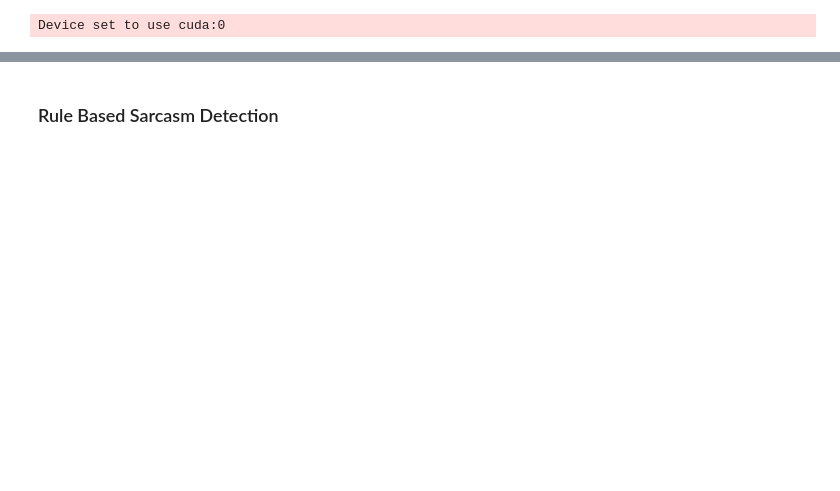
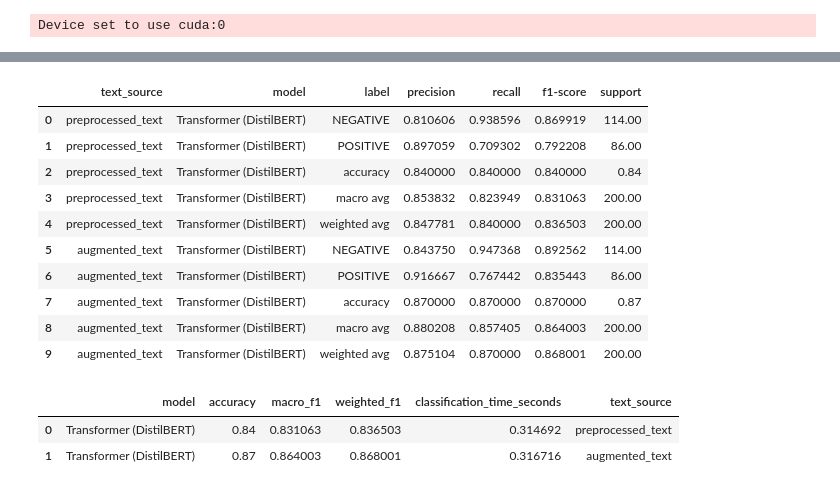
Before and after one commit to DennisDCCH/4021-Information-Retrieval, a Jupyter notebook: sarcasm_detection/sarcasm.ipynb, the cells around one changed output, grey strips where cells are left out. Drawn from its saved outputs; the diff is of its cells as text; code cells hidden in the pictures; blank space fills up the shorter version.

Commit message:
sarcasm

```diff
--- a/sarcasm_detection/sarcasm.ipynb
+++ b/sarcasm_detection/sarcasm.ipynb
@@ -2,0 +540,12 @@
+# %%
+train_meta, test_meta = load_evaluation_split()
+train_df, test_df = build_shared_datasets(train_meta, test_meta)
+temp = pl.read_csv(r'D:\Github\4021-Information-Retrieval\classification\results\test_dataset_results.csv').to_pandas()
+common = test_df["review_id"].isin(temp["review_id"])
+print(common.sum())
+
+test_dataset = test_df[['review_id', 'ground_truth_polarity', 'preprocessed_text', 'ner_text', 'augmented_text']].copy()
+
+comparison_tables: List[pd.DataFrame] = []
+summary_tables: List[pd.DataFrame] = []
+prediction_store: Dict[Tuple[str, str], pd.Series] = {}
@@ -43,0 +572,9 @@ all["sarcasm_score"] = sarcasm_results.apply(lambda x: x["score"])
+# %%
+sarcasm_train = train_df["preprocessed_text"].apply(get_sarcasm)
+sarcasm_test = test_df["preprocessed_text"].apply(get_sarcasm)
+
+train_df["preprocessed_text_sarcasm_label"] = sarcasm_train.apply(lambda x: x["label"])
+train_df["preprocessed_text_sarcasm_score"] = sarcasm_train.apply(lambda x: x["score"])
+
+test_df["preprocessed_text_sarcasm_label"] = sarcasm_train.apply(lambda x: x["label"])
+test_df["preprocessed_text_sarcasm_score"] = sarcasm_train.apply(lambda x: x["score"])
@@ -43,0 +583,9 @@ all["sarcasm_score"] = sarcasm_results.apply(lambda x: x["score"])
+# %%
+sarcasm_train = train_df["augmented_text"].apply(get_sarcasm)
+sarcasm_test = test_df["augmented_text"].apply(get_sarcasm)
+
+train_df["augmented_text_sarcasm_label"] = sarcasm_train.apply(lambda x: x["label"])
+train_df["augmented_text_sarcasm_score"] = sarcasm_train.apply(lambda x: x["score"])
+
+test_df["augmented_text_sarcasm_label"] = sarcasm_train.apply(lambda x: x["label"])
+test_df["augmented_text_sarcasm_score"] = sarcasm_train.apply(lambda x: x["score"])
@@ -44,4 +722,18 @@ all["sarcasm_score"] = sarcasm_results.apply(lambda x: x["score"])
+# %%
+comparison_tables_all = pd.concat(comparison_tables, ignore_index=True)
+summary_tables_all = pd.concat(summary_tables, ignore_index=True)
 # %%
-pl.from_pandas(all).write_csv('pretrained_model_sarcasm.csv')
+pl.from_pandas(comparison_tables_all).write_csv('comparison_tables.csv')
+comparison_tables_all
+# %% [output]
+|  | text_source | model | label | precision | recall | f1-score | support |
+| 0 | preprocessed_text | Transformer (DistilBERT) | NEGATIVE | 0.810606 | 0.938596 | 0.869919 | 114.00 |
+| 1 | preprocessed_text | Transformer (DistilBERT) | POSITIVE | 0.897059 | 0.709302 | 0.792208 | 86.00 |
+| 2 | preprocessed_text | Transformer (DistilBERT) | accuracy | 0.840000 | 0.840000 | 0.840000 | 0.84 |
+| 3 | preprocessed_text | Transformer (DistilBERT) | macro avg | 0.853832 | 0.823949 | 0.831063 | 200.00 |
+| 4 | preprocessed_text | Transformer (DistilBERT) | weighted avg | 0.847781 | 0.840000 | 0.836503 | 200.00 |
+| 5 | augmented_text | Transformer (DistilBERT) | NEGATIVE | 0.843750 | 0.947368 | 0.892562 | 114.00 |
+| 6 | augmented_text | Transformer (DistilBERT) | POSITIVE | 0.916667 | 0.767442 | 0.835443 | 86.00 |
+| 7 | augmented_text | Transformer (DistilBERT) | accuracy | 0.870000 | 0.870000 | 0.870000 | 0.87 |
+| 8 | augmented_text | Transformer (DistilBERT) | macro avg | 0.880208 | 0.857405 | 0.864003 | 200.00 |
+| 9 | augmented_text | Transformer (DistilBERT) | weighted avg | 0.875104 | 0.870000 | 0.868001 | 200.00 |
-# %% [markdown]
-### Rule Based Sarcasm Detection
@@ -243,0 +740,7 @@ df.to_csv("rule_based_sarcasm.csv", index=False)
+# %%
+pl.from_pandas(summary_tables_all).write_csv('summary_tables.csv')
+summary_tables_all
+# %% [output]
+|  | model | accuracy | macro_f1 | weighted_f1 | classification_time_seconds | text_source |
+| 0 | Transformer (DistilBERT) | 0.84 | 0.831063 | 0.836503 | 0.314692 | preprocessed_text |
+| 1 | Transformer (DistilBERT) | 0.87 | 0.864003 | 0.868001 | 0.316716 | augmented_text |
```
Also changed, not shown: parts of 28 cells of this notebook, 5 other files.
